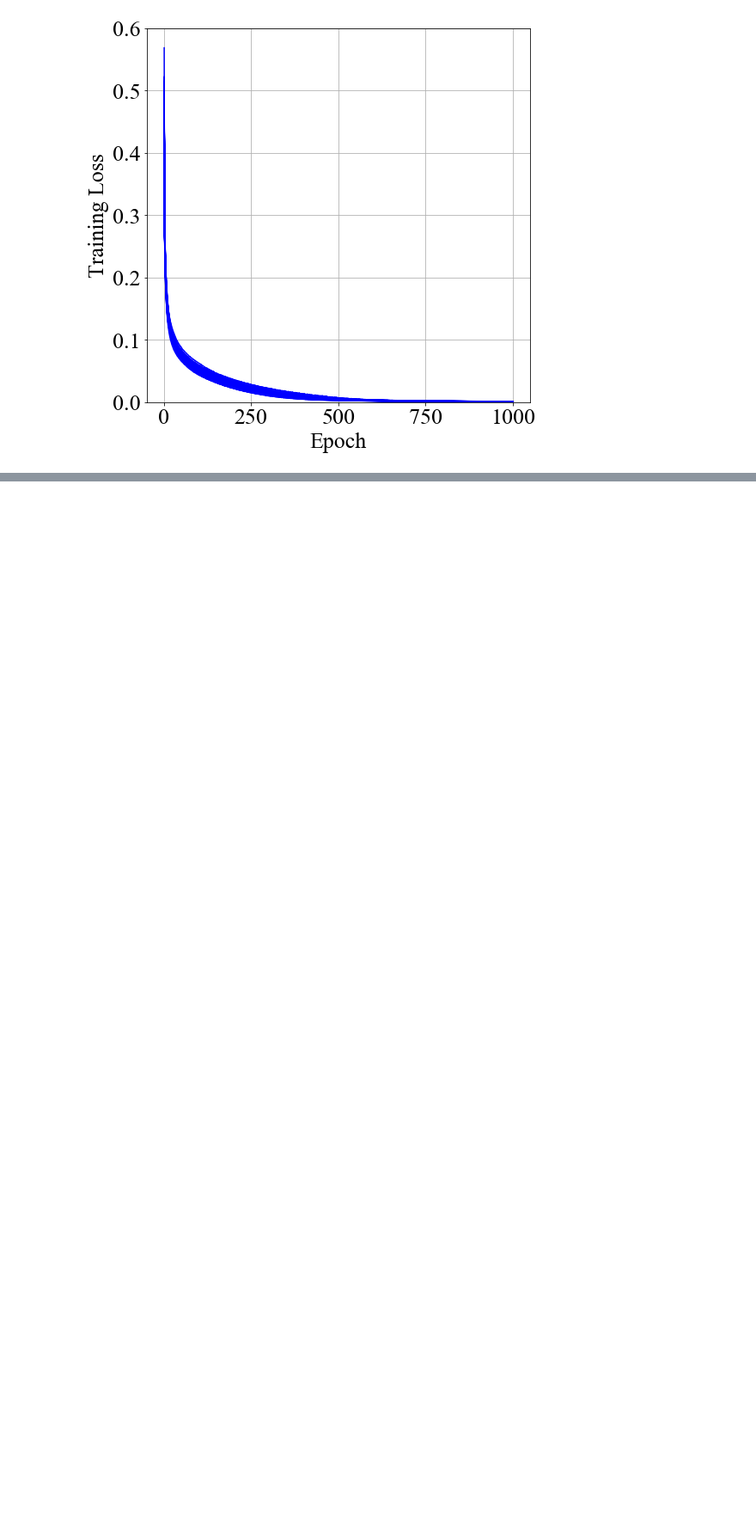
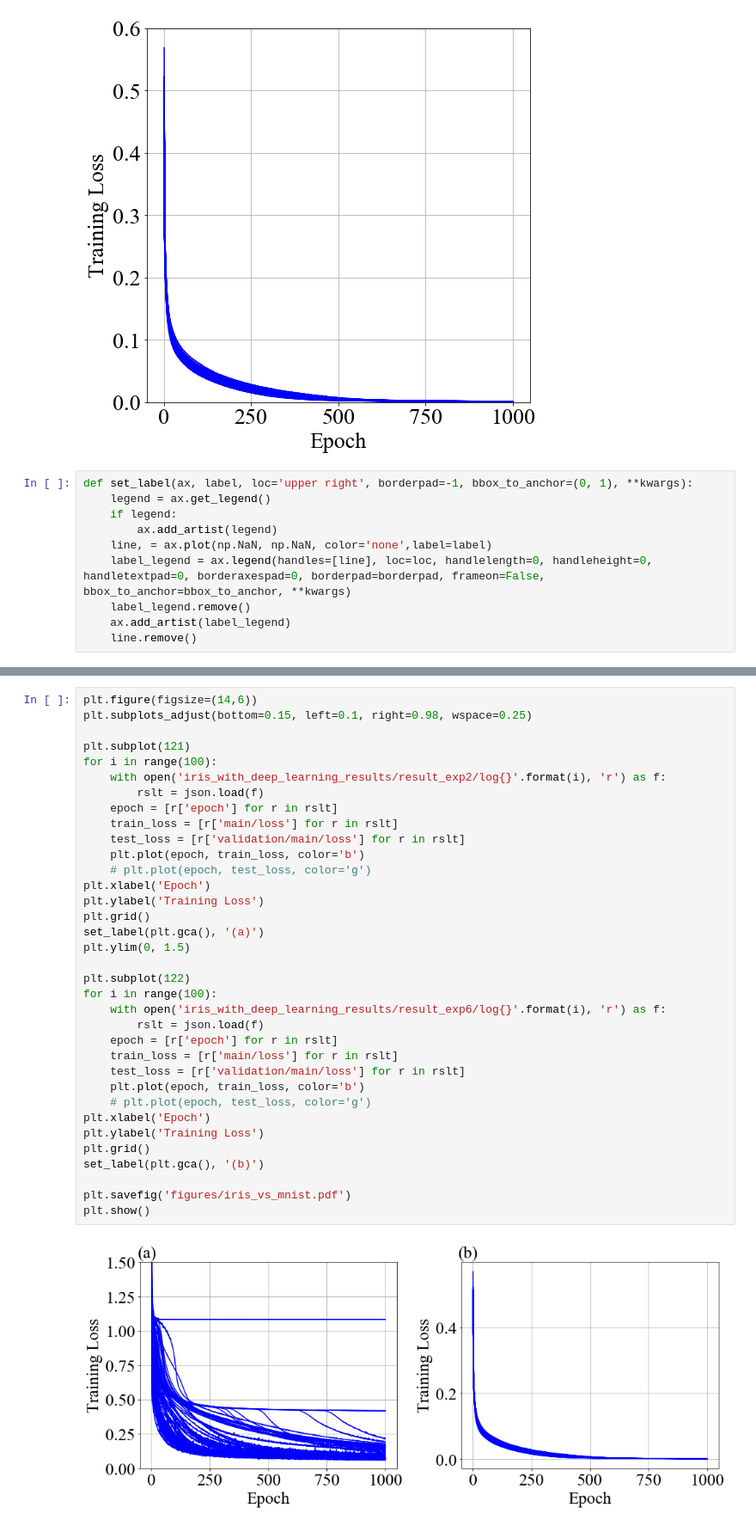
Before and after one commit to yos1up/data-dependence-of-plateau, a Jupyter notebook: iris_with_deep_learning.ipynb, the cells around one changed output, grey strips where cells are left out. Shown at 86% size. Drawn from its saved outputs; the diff is of its cells as text; blank space fills up the shorter version.

```diff
--- a/iris_with_deep_learning.ipynb
+++ b/iris_with_deep_learning.ipynb
@@ -986,3 +986,13 @@ plt.ylim(0, 0.6)
 plt.show()
 # %% [output]
 [figure]
+# %%
+def set_label(ax, label, loc='upper right', borderpad=-1, bbox_to_anchor=(0, 1), **kwargs):
+    legend = ax.get_legend()
+    if legend:
+        ax.add_artist(legend)
+    line, = ax.plot(np.NaN, np.NaN, color='none',label=label)
+    label_legend = ax.legend(handles=[line], loc=loc, handlelength=0, handleheight=0, handletextpad=0, borderaxespad=0, borderpad=borderpad, frameon=False, bbox_to_anchor=bbox_to_anchor, **kwargs)
+    label_legend.remove()
+    ax.add_artist(label_legend)
+    line.remove()
@@ -988,0 +1001,37 @@ plt.show()
+# %%
+plt.figure(figsize=(14,6))
+plt.subplots_adjust(bottom=0.15, left=0.1, right=0.98, wspace=0.25)
+
+plt.subplot(121)
+for i in range(100):
+    with open('iris_with_deep_learning_results/result_exp2/log{}'.format(i), 'r') as f:
+        rslt = json.load(f)
+    epoch = [r['epoch'] for r in rslt]
+    train_loss = [r['main/loss'] for r in rslt]
+    test_loss = [r['validation/main/loss'] for r in rslt]
+    plt.plot(epoch, train_loss, color='b')
+    # plt.plot(epoch, test_loss, color='g')
+plt.xlabel('Epoch')
+plt.ylabel('Training Loss')
+plt.grid()
+set_label(plt.gca(), '(a)')
+plt.ylim(0, 1.5)
+
+plt.subplot(122)
+for i in range(100):
+    with open('iris_with_deep_learning_results/result_exp6/log{}'.format(i), 'r') as f:
+        rslt = json.load(f)
+    epoch = [r['epoch'] for r in rslt]
+    train_loss = [r['main/loss'] for r in rslt]
+    test_loss = [r['validation/main/loss'] for r in rslt]
+    plt.plot(epoch, train_loss, color='b')
+    # plt.plot(epoch, test_loss, color='g')
+plt.xlabel('Epoch')
+plt.ylabel('Training Loss')
+plt.grid()
+set_label(plt.gca(), '(b)')
+
+plt.savefig('figures/iris_vs_mnist.pdf')
+plt.show()
+# %% [output]
+[figure, added]
```
Also changed, not shown: parts of 2 cells of this notebook, 1 other file.
